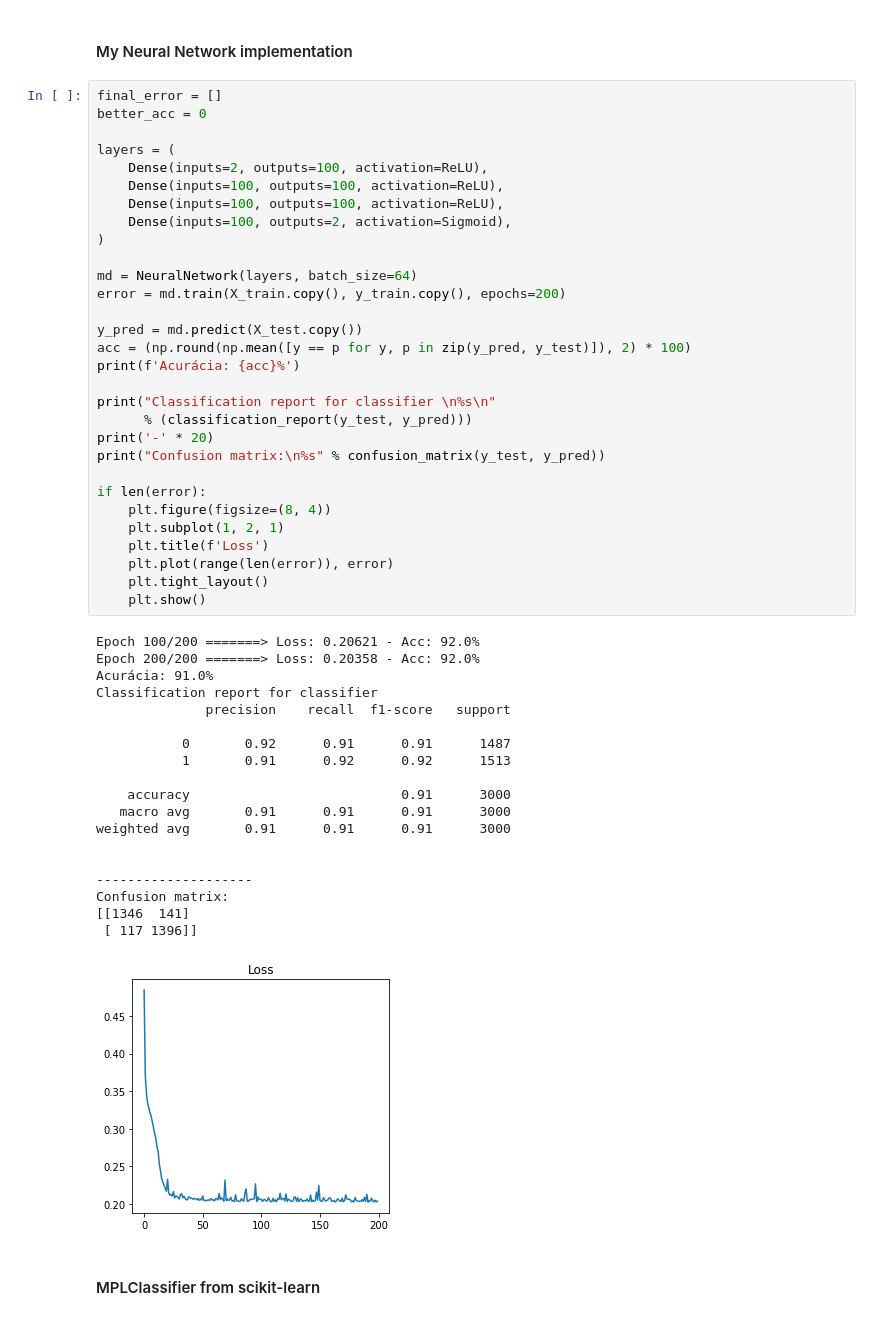
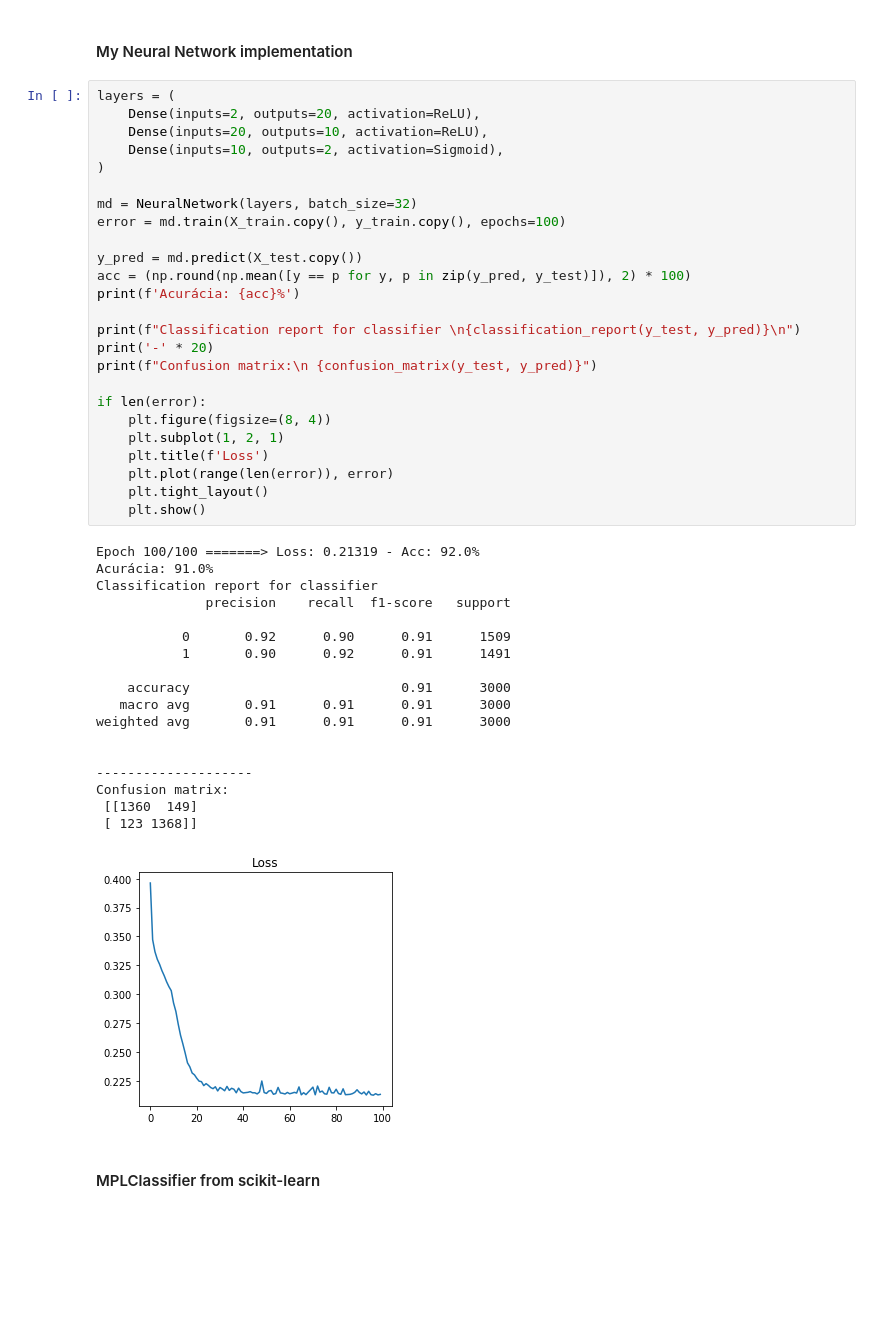
Before and after one commit to rdenadai/AI-Study-Notebooks, a Jupyter notebook: notebooks/5. NeuralNetwork_MNIST_VAL.ipynb, the cells around one changed output. Saved outputs shown, nothing was run; the diff lists cells and outputs as text; blank space fills up the shorter version.

```diff
--- a/notebooks/5. NeuralNetwork_MNIST_VAL.ipynb
+++ b/notebooks/5. NeuralNetwork_MNIST_VAL.ipynb
@@ -39,55 +39,49 @@ X_train, X_test, y_train, y_test = train_test_split(X, y, test_size=0.3, random_
 # %% [markdown]
 #### My Neural Network implementation
 # %%
-final_error = []
-better_acc = 0
-
 layers = (
-    Dense(inputs=2, outputs=100, activation=ReLU),
-    Dense(inputs=100, outputs=100, activation=ReLU),
-    Dense(inputs=100, outputs=100, activation=ReLU),
-    Dense(inputs=100, outputs=2, activation=Sigmoid),
+    Dense(inputs=2, outputs=20, activation=ReLU),
+    Dense(inputs=20, outputs=10, activation=ReLU),
+    Dense(inputs=10, outputs=2, activation=Sigmoid),
 )
 
-md = NeuralNetwork(layers, batch_size=64)
-error = md.train(X_train.copy(), y_train.copy(), epochs=200)
+md = NeuralNetwork(layers, batch_size=32)
+error = md.train(X_train.copy(), y_train.copy(), epochs=100)
 
 y_pred = md.predict(X_test.copy())
 acc = (np.round(np.mean([y == p for y, p in zip(y_pred, y_test)]), 2) * 100)
 print(f'Acurácia: {acc}%')
 
-print("Classification report for classifier \n%s\n"
-      % (classification_report(y_test, y_pred)))
+print(f"Classification report for classifier \n{classification_report(y_test, y_pred)}\n")
 print('-' * 20)
-print("Confusion matrix:\n%s" % confusion_matrix(y_test, y_pred))
+print(f"Confusion matrix:\n {confusion_matrix(y_test, y_pred)}")
 
 if len(error):
     plt.figure(figsize=(8, 4))
     plt.subplot(1, 2, 1)
     plt.title(f'Loss')
     plt.plot(range(len(error)), error)
     plt.tight_layout()
     plt.show()
 # %% [output]
-Epoch 100/200 =======> Loss: 0.20621 - Acc: 92.0%
-Epoch 200/200 =======> Loss: 0.20358 - Acc: 92.0%
+Epoch 100/100 =======> Loss: 0.21319 - Acc: 92.0%
 Acurácia: 91.0%
 Classification report for classifier
               precision    recall  f1-score   support
 
-           0       0.92      0.91      0.91      1487
-           1       0.91      0.92      0.92      1513
+           0       0.92      0.90      0.91      1509
+           1       0.90      0.92      0.91      1491
 
     accuracy                           0.91      3000
    macro avg       0.91      0.91      0.91      3000
 weighted avg       0.91      0.91      0.91      3000
 
 
 --------------------
 Confusion matrix:
-[[1346  141]
- [ 117 1396]]
+ [[1360  149]
+ [ 123 1368]]
-[figure, old version]
+[figure, new version]
 # %% [markdown]
 #### MPLClassifier from scikit-learn
 # %%
```
Also changed, not shown: parts of 5 cells of this notebook, 2 other files.
